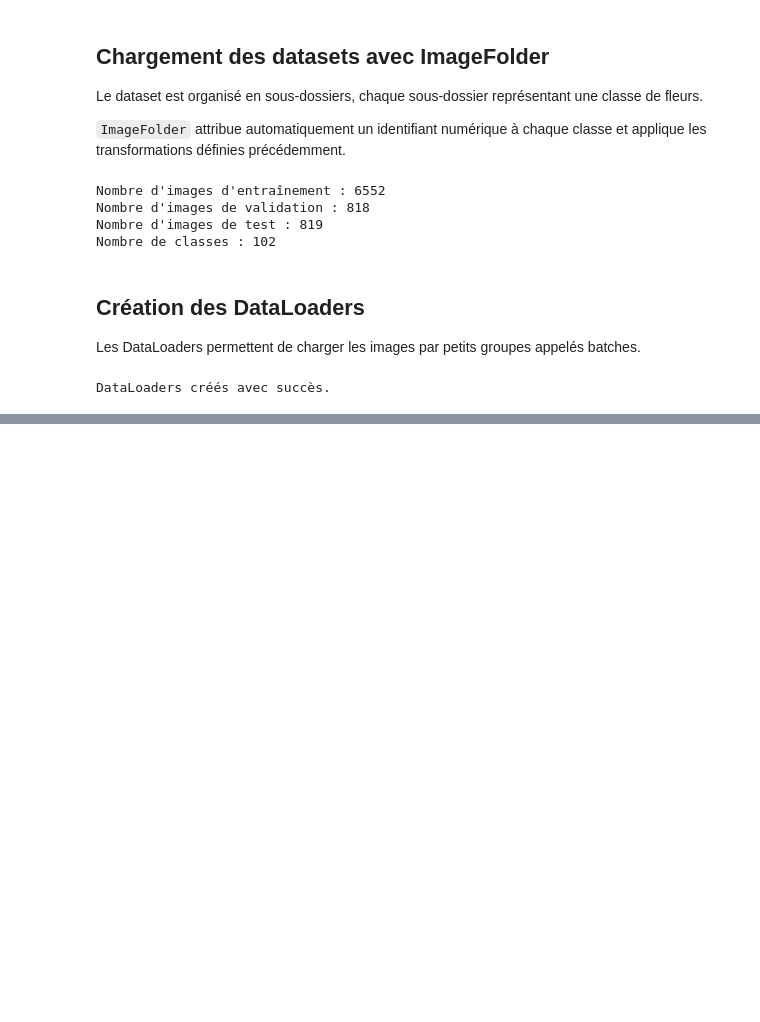
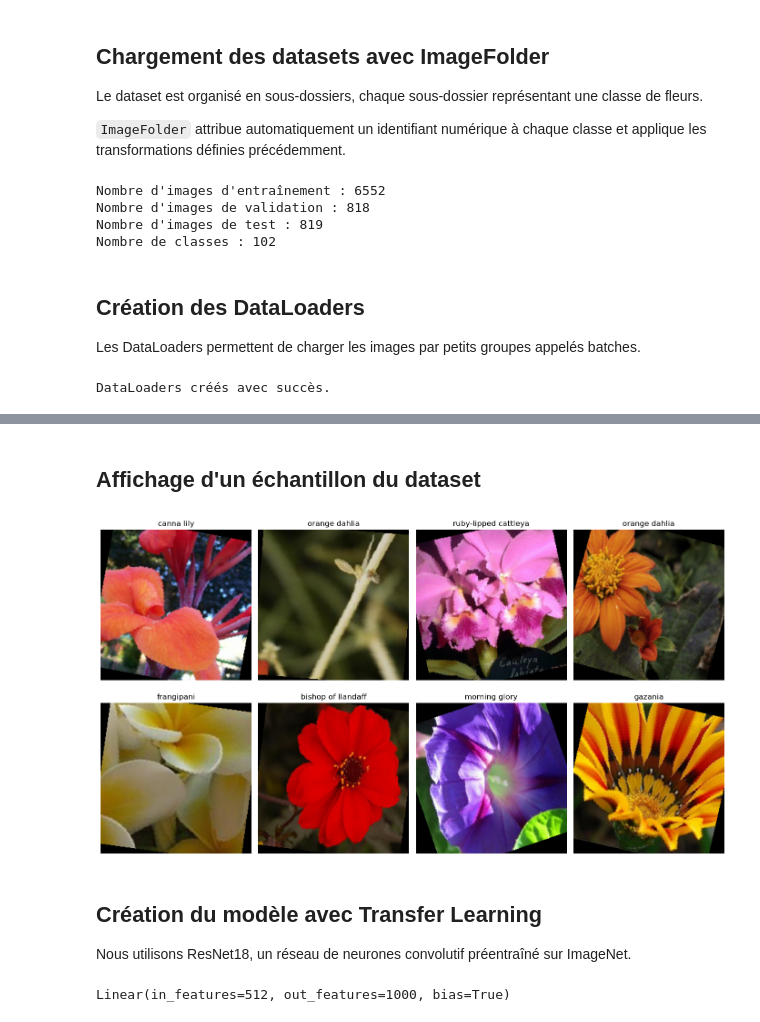
Before and after one commit to DonBos27/flowers-classification-pytorch, a Jupyter notebook: notebooks/Image Classifier Project.ipynb, the cells around one changed output, grey strips where cells are left out. Drawn from its saved outputs; the diff is of its cells as text; code cells hidden in the pictures; blank space fills up the shorter version.

Commit message:
Visualiser le dataset en image et configurer le model restnet18

```diff
--- a/notebooks/Image Classifier Project.ipynb
+++ b/notebooks/Image Classifier Project.ipynb
@@ -182,0 +188,62 @@ DataLoaders créés avec succès.
+# %%
+def imshow(image, axis=None, title=None):
+    """Affiche une image PyTorch après annulation de la normalisation."""
+
+    if axis is None:
+        _, axis = plt.subplots()
+
+    # Convertir le tenseur PyTorch en tableau NumPy
+    image = image.numpy().transpose((1, 2, 0))
+
+    # Annuler la normalisation ImageNet
+    mean_array = np.array([0.485, 0.456, 0.406])
+    std_array = np.array([0.229, 0.224, 0.225])
+    image = std_array * image + mean_array
+
+    # Limiter les valeurs entre 0 et 1
+    image = np.clip(image, 0, 1)
+
+    axis.imshow(image)
+    axis.axis("off")
+
+    if title is not None:
+        axis.set_title(title)
+
+    return axis
+# %% [markdown]
+## Affichage d'un échantillon du dataset
+# %%
+images, labels = next(iter(dataloaders["train"]))
+
+fig, axes = plt.subplots(2, 4, figsize=(14, 8))
+
+for axis, image, label in zip(axes.ravel(), images[:8], labels[:8]):
+    class_id = image_datasets["train"].classes[label.item()]
+    flower_name = cat_to_name.get(class_id, class_id)
+
+    imshow(
+        image,
+        axis=axis,
+        title=flower_name
+    )
+
+plt.tight_layout()
+plt.show()
+# %% [output]
+[figure, added]
+# %% [markdown]
+## Création du modèle avec Transfer Learning
+
+Nous utilisons ResNet18, un réseau de neurones convolutif préentraîné sur ImageNet.
+# %%
+# Charger les poids préentraînés sur ImageNet
+weights = models.ResNet18_Weights.DEFAULT
+model = models.resnet18(weights=weights)
+
+# Geler les paramètres du réseau convolutif
+for parameter in model.parameters():
+    parameter.requires_grad = False
+
+print(model.fc)
+# %% [output]
+Linear(in_features=512, out_features=1000, bias=True)
```
Also changed, not shown: parts of 5 cells of this notebook.
